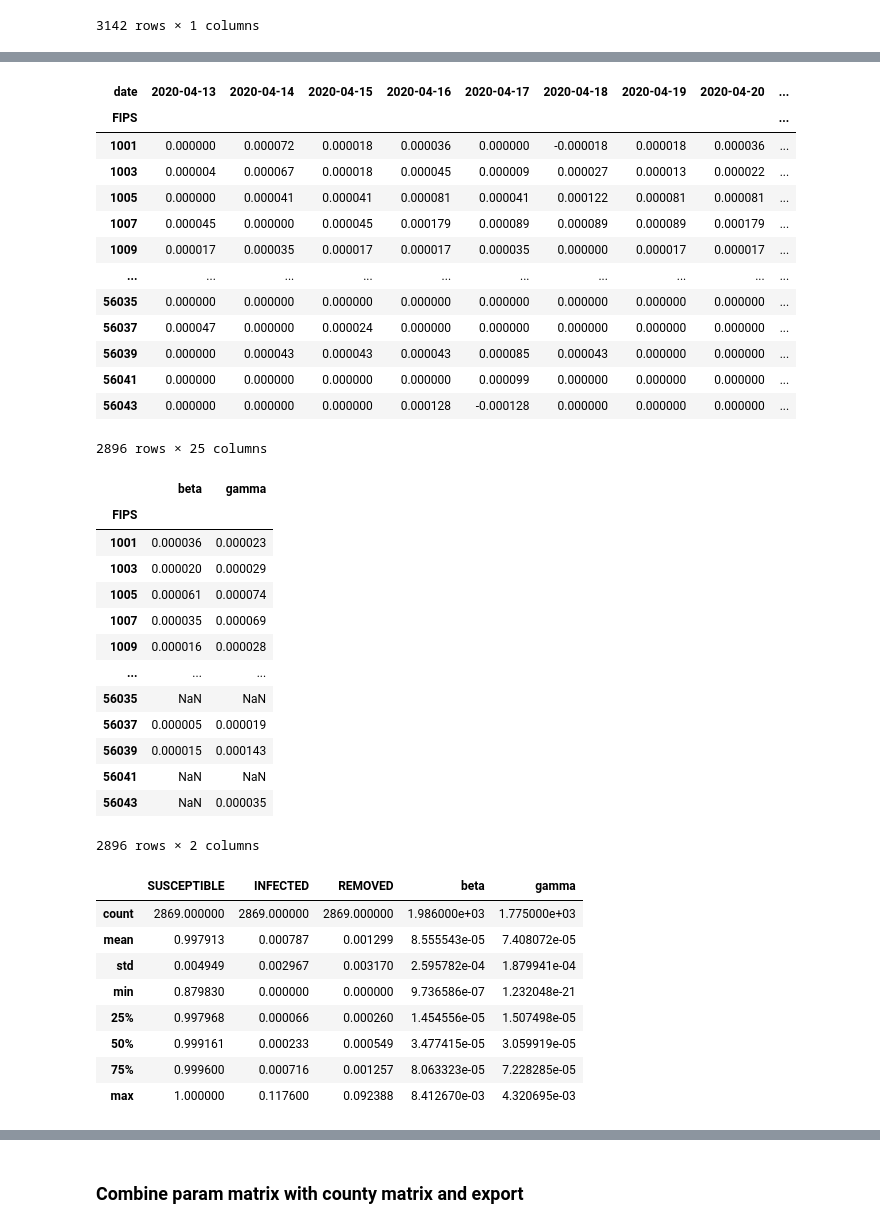
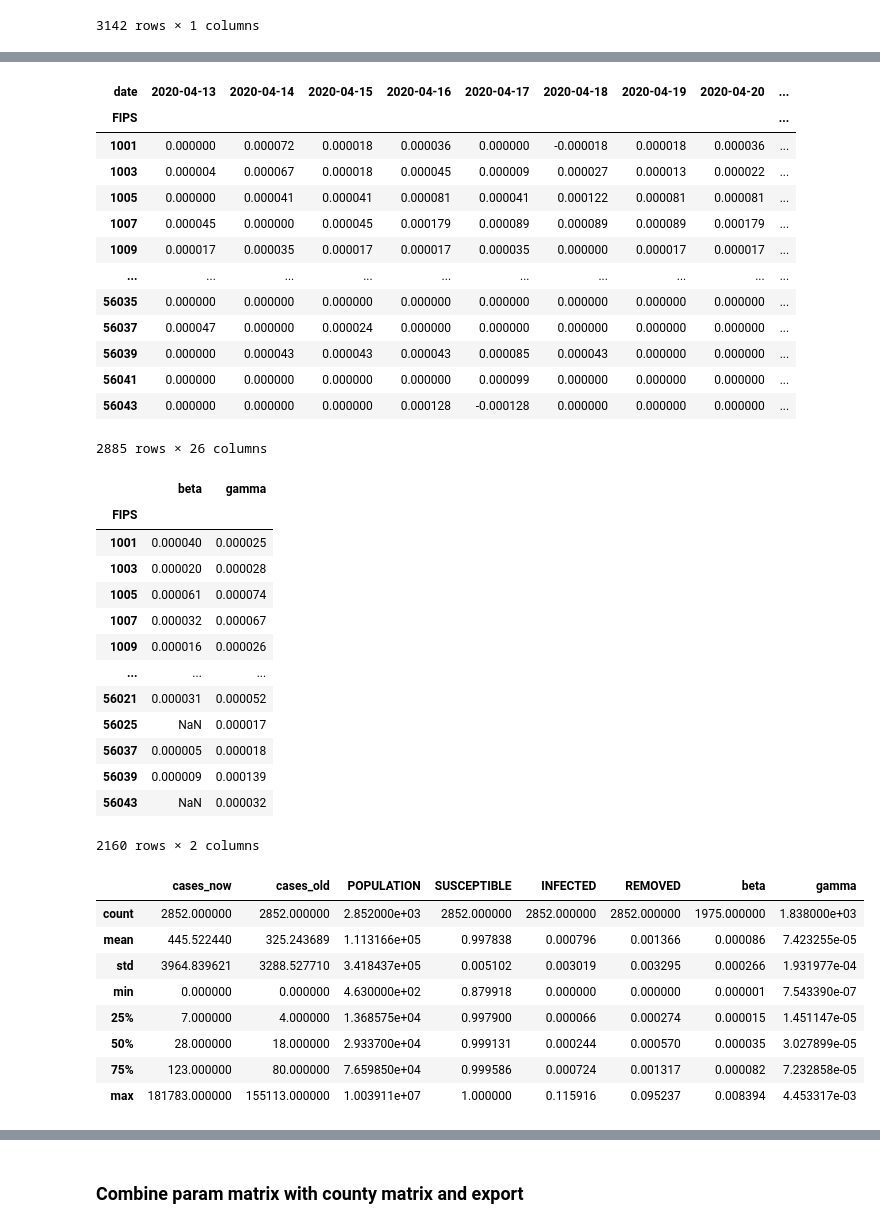
Before and after one commit to not-a-hot-dog/parallelized-disease-modeling, a Jupyter notebook: data/generate_matrix.ipynb, the cells around one changed output, grey strips where cells are left out. Saved outputs shown, nothing was run; the diff lists cells and outputs as text; code cells hidden in the pictures.

```diff
--- a/data/generate_matrix.ipynb
+++ b/data/generate_matrix.ipynb
@@ -46,7 +70,7 @@ census_df
 # https://github.com/CSSEGISandData/COVID-19
 # set dates based files in COVID-19\csse_covid_19_data\csse_covid_19_daily_reports_us
 dates = [f'04-{12+i:02d}-2020' for i in range(19)]
-dates += [f'05-{1+i:02d}-2020' for i in range(7)]
+dates += [f'05-{1+i:02d}-2020' for i in range(8)]
 
 def get_jhu_table(date):
     df = pd.read_csv(f'git/COVID-19/csse_covid_19_data/csse_covid_19_daily_reports/{date}.csv')
@@ -166,6 +190,7 @@ num_days = 14
 # %%
 sir_df = pd.DataFrame(corona_pivot.iloc[:, -1].rename("cases_now"))
 sir_df['cases_old'] = corona_pivot.iloc[:, -num_days]
-display(sir_df.describe())
+sir_df['POPULATION'] = [census_df.POPESTIMATE2019.loc[i] for i in sir_df.index]
+sir_df.to_csv('corona.csv')
 sir_df
 # %% [output]
@@ -195,11 +211,10 @@ sir_df
 # %%
-sir_df['POPULATION'] = [fip_pop_dict[i] for i in sir_df.index]
 sir_df['SUSCEPTIBLE'] = (sir_df.POPULATION - sir_df.cases_now)/sir_df.POPULATION
 sir_df['INFECTED'] = (sir_df.cases_now - sir_df.cases_old)/sir_df.POPULATION
 sir_df['REMOVED'] = (sir_df.cases_old)/sir_df.POPULATION
 sir_df.SUSCEPTIBLE = [float('NaN') if i>1 or i<0 else i for i in sir_df.SUSCEPTIBLE]
 sir_df.INFECTED = [float('NaN') if i>1 or i<0 else i for i in sir_df.INFECTED]
 sir_df.REMOVED = [float('NaN') if i>1 or i<0 else i for i in sir_df.REMOVED]
-sir_df = sir_df[['SUSCEPTIBLE', 'INFECTED', 'REMOVED']].dropna()
+sir_df.dropna(inplace=True)
 sir_df
 # %% [output]
@@ -240,6 +255,6 @@ corona_pivot_diff
 # %%
 # normalize by dividing by population
-corona_pivot_diff_pct = corona_pivot_diff.apply(lambda x: x/[fip_pop_dict[i] for i in x.index])
+corona_pivot_diff_pct = corona_pivot_diff.apply(lambda x: x/[census_df.POPESTIMATE2019.loc[i] for i in x.index])
 corona_pivot_diff_pct
 # %% [output]
 | date | 2020-04-13 | 2020-04-14 | 2020-04-15 | 2020-04-16 | 2020-04-17 | 2020-04-18 | 2020-04-19 | 2020-04-20 | ... |
@@ -255,49 +270,51 @@ corona_pivot_diff_pct
 | 56039 | 0.000000 | 0.000043 | 0.000043 | 0.000043 | 0.000085 | 0.000043 | 0.000000 | 0.000000 | ... |
 | 56041 | 0.000000 | 0.000000 | 0.000000 | 0.000000 | 0.000099 | 0.000000 | 0.000000 | 0.000000 | ... |
 | 56043 | 0.000000 | 0.000000 | 0.000000 | 0.000128 | -0.000128 | 0.000000 | 0.000000 | 0.000000 | ... |
-2896 rows × 25 columns
+2885 rows × 26 columns
 # %%
 # Calculate average change
 
 def func(x):
     change_pcts = [i for i in x if i != 0]
     avg = np.sum(change_pcts)/len(x)
 
     # drop samples without too few changes or negative change
-    if len(change_pcts) < 3 or avg <= 0:
+    if len(change_pcts) < 3 or avg <= 1e-9:
         return float("NaN")
 
     return avg
 
 average_row = lambda x: func(x)
 
 hyperparam_df = pd.DataFrame(corona_pivot_diff_pct.iloc[:, -num_days:].T.apply(average_row).rename("beta"))
 hyperparam_df['gamma'] = corona_pivot_diff_pct.iloc[:, :-num_days].T.apply(average_row)
+hyperparam_df = hyperparam_df.dropna(how='all')
+display(hyperparam_df)
+
 corona_quartiles = pd.concat([sir_df.describe(), hyperparam_df.describe()], axis=1)
-display(hyperparam_df)
 corona_quartiles
 # %% [output]
 |  | beta | gamma |
 | FIPS |  |  |
-| 1001 | 0.000036 | 0.000023 |
-| 1003 | 0.000020 | 0.000029 |
+| 1001 | 0.000040 | 0.000025 |
+| 1003 | 0.000020 | 0.000028 |
 | 1005 | 0.000061 | 0.000074 |
-| 1007 | 0.000035 | 0.000069 |
-| 1009 | 0.000016 | 0.000028 |
+| 1007 | 0.000032 | 0.000067 |
+| 1009 | 0.000016 | 0.000026 |
 | ... | ... | ... |
-| 56035 | NaN | NaN |
-| 56037 | 0.000005 | 0.000019 |
-| 56039 | 0.000015 | 0.000143 |
-| 56041 | NaN | NaN |
-| 56043 | NaN | 0.000035 |
+| 56021 | 0.000031 | 0.000052 |
+| 56025 | NaN | 0.000017 |
+| 56037 | 0.000005 | 0.000018 |
+| 56039 | 0.000009 | 0.000139 |
+| 56043 | NaN | 0.000032 |
-2896 rows × 2 columns
+2160 rows × 2 columns
-|  | SUSCEPTIBLE | INFECTED | REMOVED | beta | gamma |
-| count | 2869.000000 | 2869.000000 | 2869.000000 | 1.986000e+03 | 1.775000e+03 |
-| mean | 0.997913 | 0.000787 | 0.001299 | 8.555543e-05 | 7.408072e-05 |
-| std | 0.004949 | 0.002967 | 0.003170 | 2.595782e-04 | 1.879941e-04 |
-| min | 0.879830 | 0.000000 | 0.000000 | 9.736586e-07 | 1.232048e-21 |
-| 25% | 0.997968 | 0.000066 | 0.000260 | 1.454556e-05 | 1.507498e-05 |
-| 50% | 0.999161 | 0.000233 | 0.000549 | 3.477415e-05 | 3.059919e-05 |
-| 75% | 0.999600 | 0.000716 | 0.001257 | 8.063323e-05 | 7.228285e-05 |
-| max | 1.000000 | 0.117600 | 0.092388 | 8.412670e-03 | 4.320695e-03 |
+|  | cases_now | cases_old | POPULATION | SUSCEPTIBLE | INFECTED | REMOVED | beta | gamma |
+| count | 2852.000000 | 2852.000000 | 2.852000e+03 | 2852.000000 | 2852.000000 | 2852.000000 | 1975.000000 | 1.838000e+03 |
+| mean | 445.522440 | 325.243689 | 1.113166e+05 | 0.997838 | 0.000796 | 0.001366 | 0.000086 | 7.423255e-05 |
+| std | 3964.839621 | 3288.527710 | 3.418437e+05 | 0.005102 | 0.003019 | 0.003295 | 0.000266 | 1.931977e-04 |
+| min | 0.000000 | 0.000000 | 4.630000e+02 | 0.879918 | 0.000000 | 0.000000 | 0.000001 | 7.543390e-07 |
+| 25% | 7.000000 | 4.000000 | 1.368575e+04 | 0.997900 | 0.000066 | 0.000274 | 0.000015 | 1.451147e-05 |
+| 50% | 28.000000 | 18.000000 | 2.933700e+04 | 0.999131 | 0.000244 | 0.000570 | 0.000035 | 3.027899e-05 |
+| 75% | 123.000000 | 80.000000 | 7.659850e+04 | 0.999586 | 0.000724 | 0.001317 | 0.000082 | 7.232858e-05 |
+| max | 181783.000000 | 155113.000000 | 1.003911e+07 | 1.000000 | 0.115916 | 0.095237 | 0.008394 | 4.453317e-03 |
 # %%
```
Also changed, not shown: parts of 14 cells of this notebook, 5 other files.
